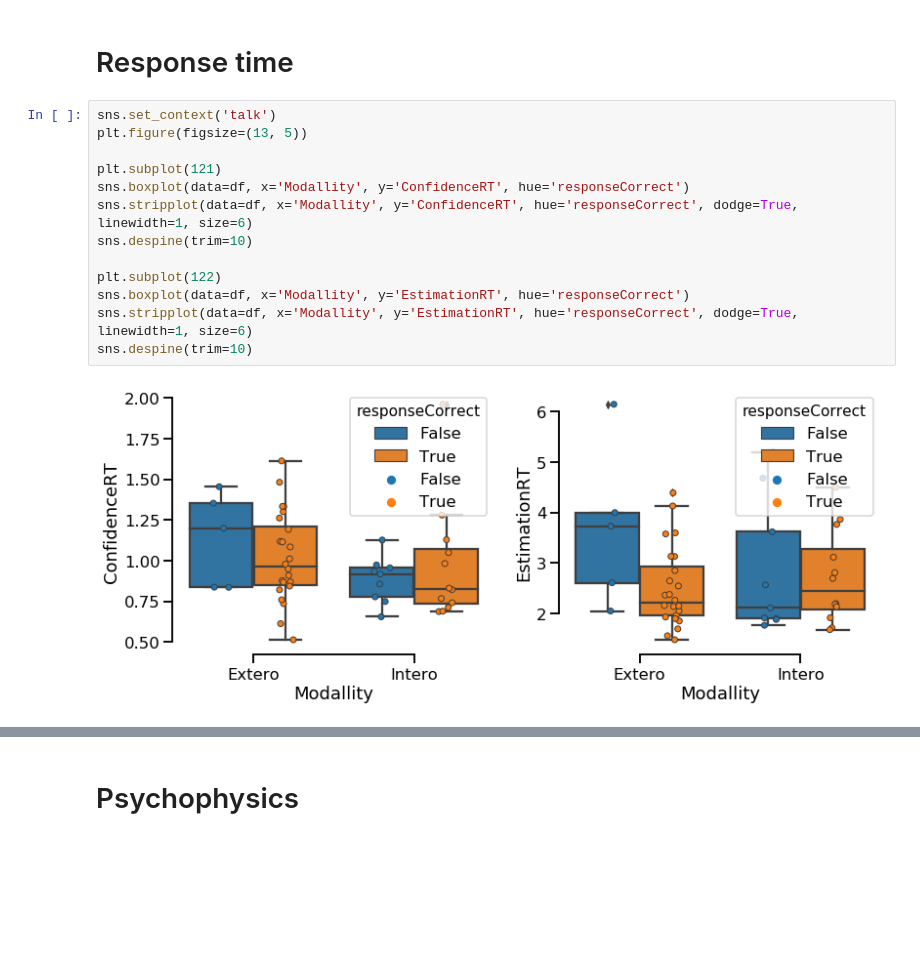
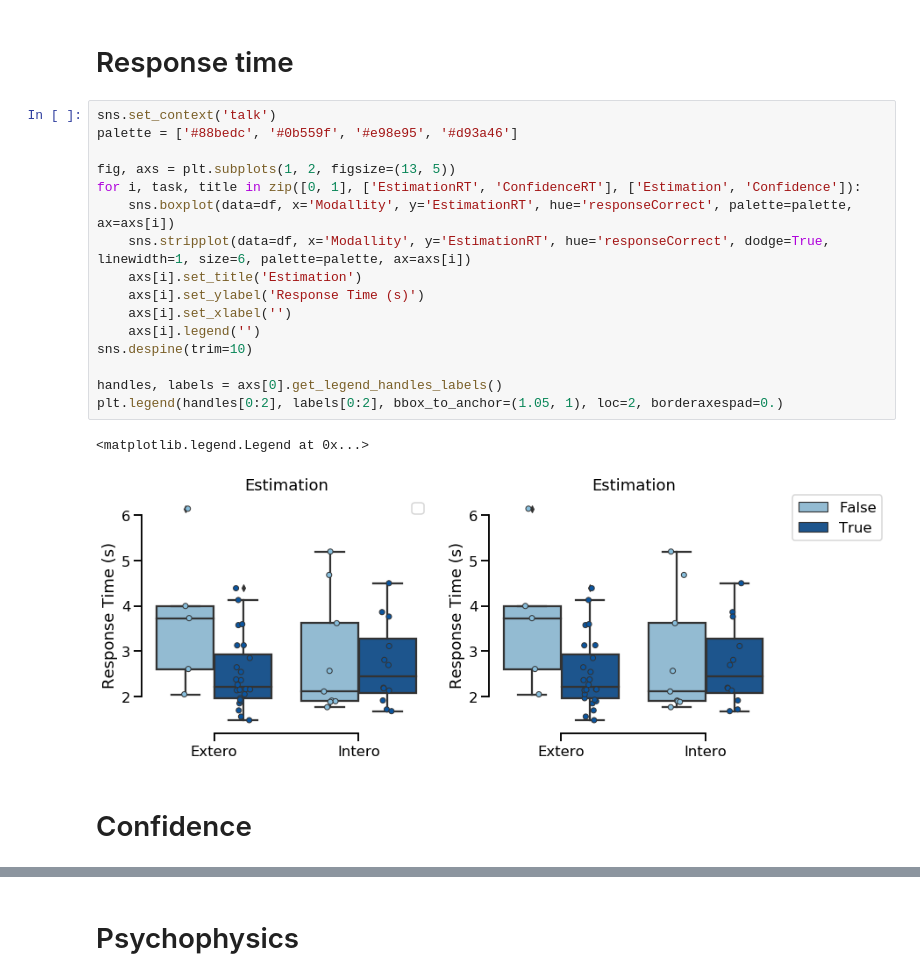
Before and after one commit to embodied-computation-group/Cardioception, a Jupyter notebook: cardioception/HeartRateDiscrimination/Analyses.ipynb, the cells around one changed output, grey strips where cells are left out. Saved outputs shown, nothing was run; the diff lists cells and outputs as text; blank space fills up the shorter version.

```diff
--- a/cardioception/HeartRateDiscrimination/Analyses.ipynb
+++ b/cardioception/HeartRateDiscrimination/Analyses.ipynb
@@ -26,18 +26,24 @@ df.head()
 df['responseCorrect'] = (df.Alpha < 0) & (df.Estimation == 'Less') | (df.Alpha > 0) & (df.Estimation == 'More')
 # %% [markdown]
 # Response time
-# %%
-sns.set_context('talk')
-plt.figure(figsize=(13, 5))
-
-plt.subplot(121)
-sns.boxplot(data=df, x='Modallity', y='ConfidenceRT', hue='responseCorrect')
-sns.stripplot(data=df, x='Modallity', y='ConfidenceRT', hue='responseCorrect', dodge=True, linewidth=1, size=6)
-sns.despine(trim=10)
-
-plt.subplot(122)
-sns.boxplot(data=df, x='Modallity', y='EstimationRT', hue='responseCorrect')
-sns.stripplot(data=df, x='Modallity', y='EstimationRT', hue='responseCorrect', dodge=True, linewidth=1, size=6)
-sns.despine(trim=10)
-# %% [output]
-[figure, removed]
+# %%
+sns.set_context('talk')
+palette = ['#88bedc', '#0b559f', '#e98e95', '#d93a46']
+
+fig, axs = plt.subplots(1, 2, figsize=(13, 5))
+for i, task, title in zip([0, 1], ['EstimationRT', 'ConfidenceRT'], ['Estimation', 'Confidence']):
+    sns.boxplot(data=df, x='Modallity', y='EstimationRT', hue='responseCorrect', palette=palette, ax=axs[i])
+    sns.stripplot(data=df, x='Modallity', y='EstimationRT', hue='responseCorrect', dodge=True, linewidth=1, size=6, palette=palette, ax=axs[i])
+    axs[i].set_title('Estimation')
+    axs[i].set_ylabel('Response Time (s)')
+    axs[i].set_xlabel('')
+    axs[i].legend('')
+sns.despine(trim=10)
+
+handles, labels = axs[0].get_legend_handles_labels()
+plt.legend(handles[0:2], labels[0:2], bbox_to_anchor=(1.05, 1), loc=2, borderaxespad=0.)
+# %% [output]
+<matplotlib.legend.Legend at 0x...>
+[figure, added]
+# %% [markdown]
+# Confidence
```
Also changed, not shown: parts of 1 cell of this notebook, 3 other files.
